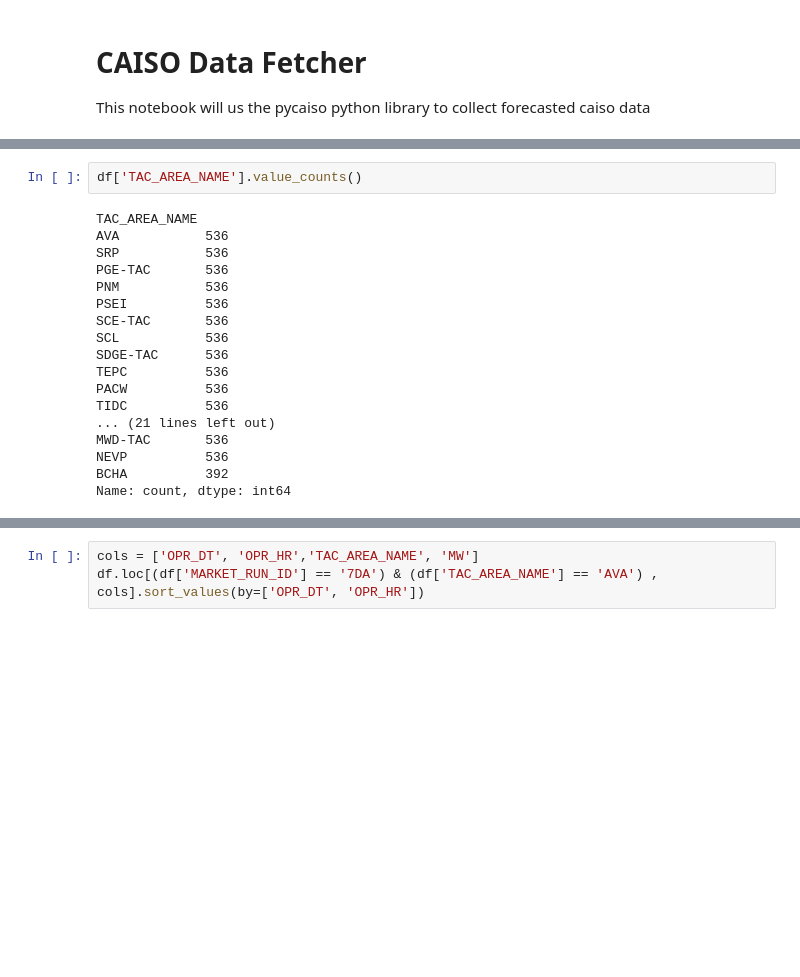
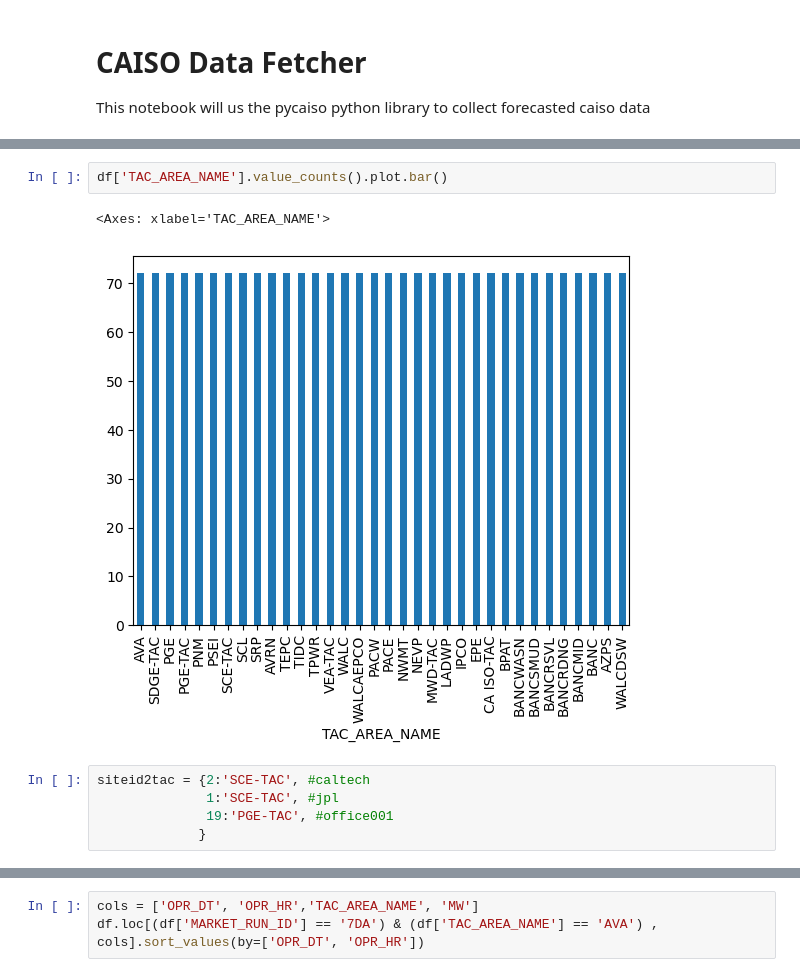
Before and after one commit to denny-lehman/ev_charging, a Jupyter notebook: data/caiso.ipynb, the cells around one changed output, grey strips where cells are left out. Saved outputs shown, nothing was run; the diff lists cells and outputs as text; blank space fills up the shorter version.

```diff
--- a/data/caiso.ipynb
+++ b/data/caiso.ipynb
@@ -79,20 +109,10 @@ df
 # %%
-df['TAC_AREA_NAME'].value_counts()
+df['TAC_AREA_NAME'].value_counts().plot.bar()
 # %% [output]
-TAC_AREA_NAME
-AVA           536
-SRP           536
-PGE-TAC       536
-PNM           536
-PSEI          536
-SCE-TAC       536
-SCL           536
-SDGE-TAC      536
-TEPC          536
-PACW          536
-TIDC          536
-... (21 lines left out)
-MWD-TAC       536
-NEVP          536
-BCHA          392
-Name: count, dtype: int64
+<Axes: xlabel='TAC_AREA_NAME'>
+[figure, added]
+# %%
+siteid2tac = {2:'SCE-TAC', #caltech
+              1:'SCE-TAC', #jpl
+              19:'PGE-TAC', #office001
+             }
```
Also changed, not shown: parts of 13 cells of this notebook.
